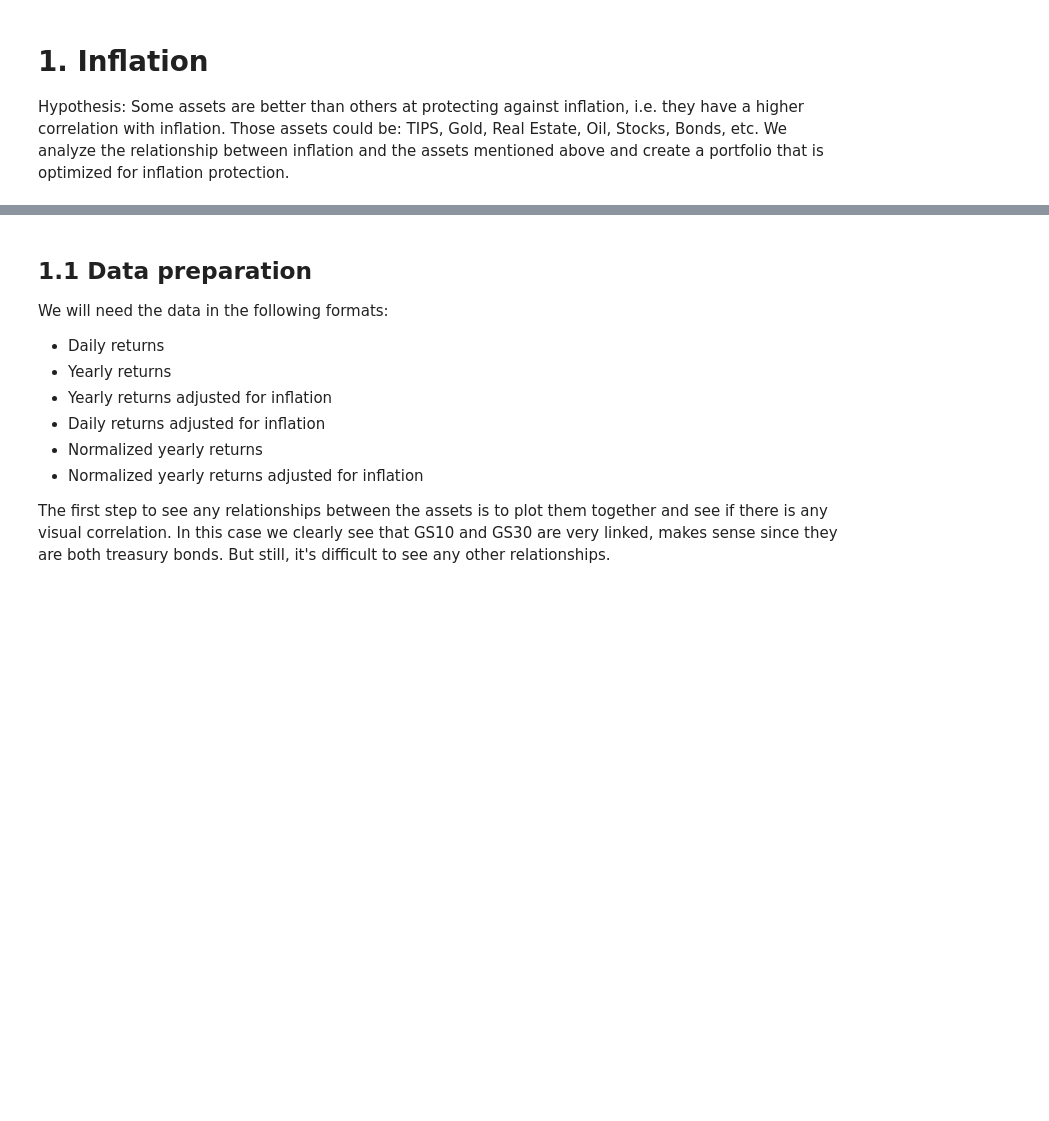
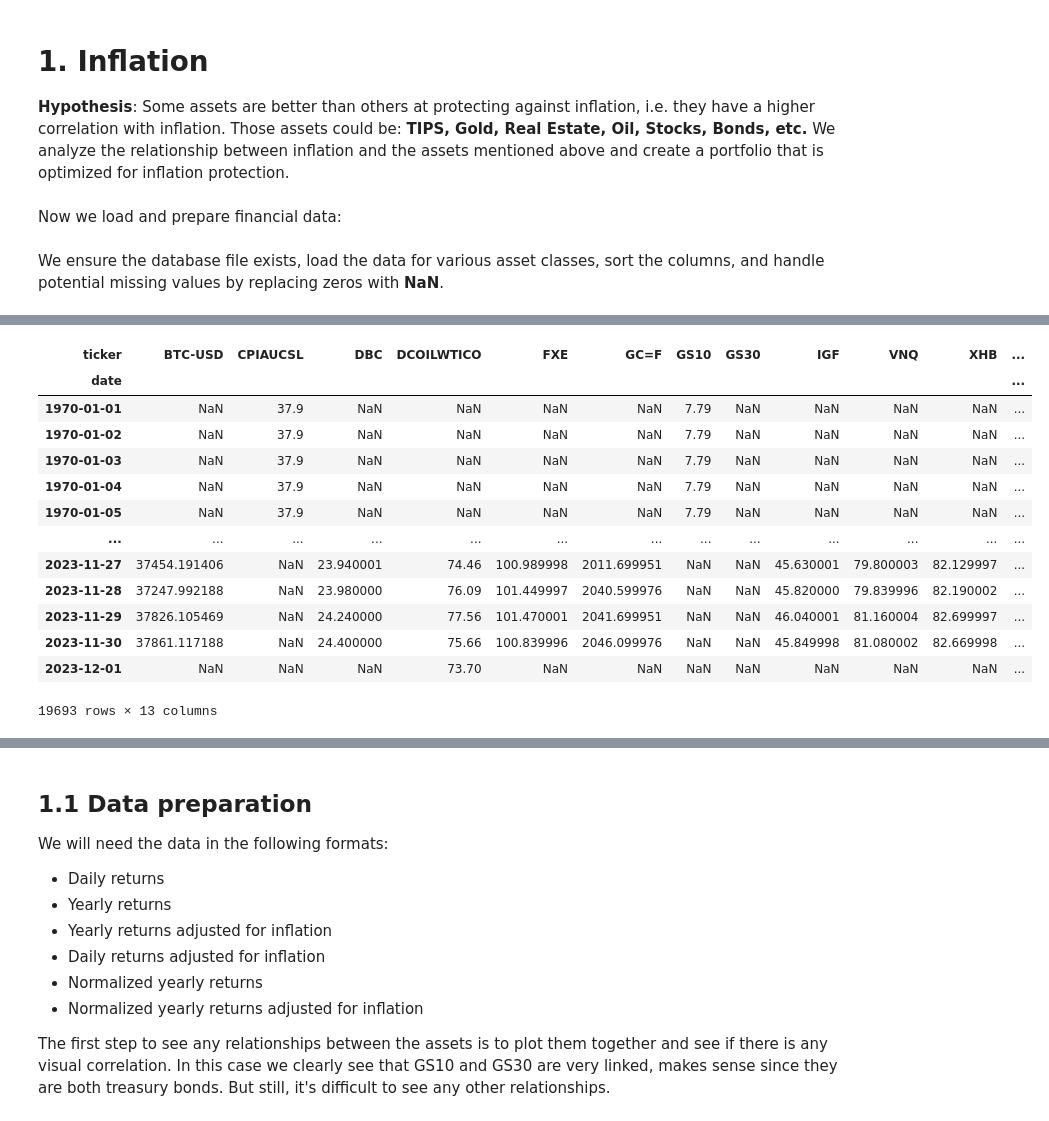
Before and after one commit to Mr-S-Mirzoev/DTF, a Jupyter notebook: code/src/main.ipynb, the cells around one changed output, grey strips where cells are left out. Saved outputs shown, nothing was run; the diff lists cells and outputs as text; code cells hidden in the pictures; blank space fills up the shorter version.

```diff
--- a/code/src/main.ipynb
+++ b/code/src/main.ipynb
@@ -13,8 +13,8 @@ sns.set_style("whitegrid")
 # %% [markdown]
 # 1. Inflation
 
-Hypothesis: Some assets are better than others at protecting against inflation, i.e. they have a higher correlation with inflation.
-Those assets could be: TIPS, Gold, Real Estate, Oil, Stocks, Bonds, etc.
+**Hypothesis**: Some assets are better than others at protecting against inflation, i.e. they have a higher correlation with inflation.
+Those assets could be: **TIPS, Gold, Real Estate, Oil, Stocks, Bonds, etc.**
 We analyze the relationship between inflation and the assets mentioned above and create a portfolio that is optimized for inflation protection.
 # %%
 # Add the path to which you downloaded the data with the script
@@ -38,6 +38,8 @@ We analyze the relationship between inflation and the assets mentioned above and
 
 BASE_PATH = 'data'
 assert BASE_PATH != '<DATA_FOLDER>', "Don't forget to place the folder to which you downloaded the data, instead of placeholder"
+# %% [markdown]
+Now we load and prepare financial data:
 # %%
 import os.path
 
@@ -45,6 +47,8 @@ BASE_PATH = f'../../{BASE_PATH}'
 db_file_name = 'prices.db'
 db_file_path = os.path.join(BASE_PATH, db_file_name)
 assert os.path.exists(db_file_path), f"The file {db_file_name} does not exist in {BASE_PATH}."
+# %% [markdown]
+We ensure the database file exists, load the data for various asset classes, sort the columns, and handle potential missing values by replacing zeros with **NaN**.
 # %%
 if __name__ == "__main__":
     data_dwder = DataDownloader(
@@ -78,8 +82,6 @@ if __name__ == "__main__":
         base_path=BASE_PATH,
     )
     data = data_dwder.load_data()
-# Sort columns
-data = data[sorted(data.columns)]
-data = data.replace(0, np.nan)
-data_cpy = data.copy()
+
+data
 # %% [output]
@@ -86,0 +89,14 @@ data_cpy = data.copy()
+| ticker | BTC-USD | CPIAUCSL | DBC | DCOILWTICO | FXE | GC=F | GS10 | GS30 | IGF | VNQ | XHB | ... |
+| date |  |  |  |  |  |  |  |  |  |  |  | ... |
+| 1970-01-01 | NaN | 37.9 | NaN | NaN | NaN | NaN | 7.79 | NaN | NaN | NaN | NaN | ... |
+| 1970-01-02 | NaN | 37.9 | NaN | NaN | NaN | NaN | 7.79 | NaN | NaN | NaN | NaN | ... |
+| 1970-01-03 | NaN | 37.9 | NaN | NaN | NaN | NaN | 7.79 | NaN | NaN | NaN | NaN | ... |
+| 1970-01-04 | NaN | 37.9 | NaN | NaN | NaN | NaN | 7.79 | NaN | NaN | NaN | NaN | ... |
+| 1970-01-05 | NaN | 37.9 | NaN | NaN | NaN | NaN | 7.79 | NaN | NaN | NaN | NaN | ... |
+| ... | ... | ... | ... | ... | ... | ... | ... | ... | ... | ... | ... | ... |
+| 2023-11-27 | 37454.191406 | NaN | 23.940001 | 74.46 | 100.989998 | 2011.699951 | NaN | NaN | 45.630001 | 79.800003 | 82.129997 | ... |
+| 2023-11-28 | 37247.992188 | NaN | 23.980000 | 76.09 | 101.449997 | 2040.599976 | NaN | NaN | 45.820000 | 79.839996 | 82.190002 | ... |
+| 2023-11-29 | 37826.105469 | NaN | 24.240000 | 77.56 | 101.470001 | 2041.699951 | NaN | NaN | 46.040001 | 81.160004 | 82.699997 | ... |
+| 2023-11-30 | 37861.117188 | NaN | 24.400000 | 75.66 | 100.839996 | 2046.099976 | NaN | NaN | 45.849998 | 81.080002 | 82.669998 | ... |
+| 2023-12-01 | NaN | NaN | NaN | 73.70 | NaN | NaN | NaN | NaN | NaN | NaN | NaN | ... |
+19693 rows × 13 columns
```
Also changed, not shown: parts of 32 cells of this notebook.
